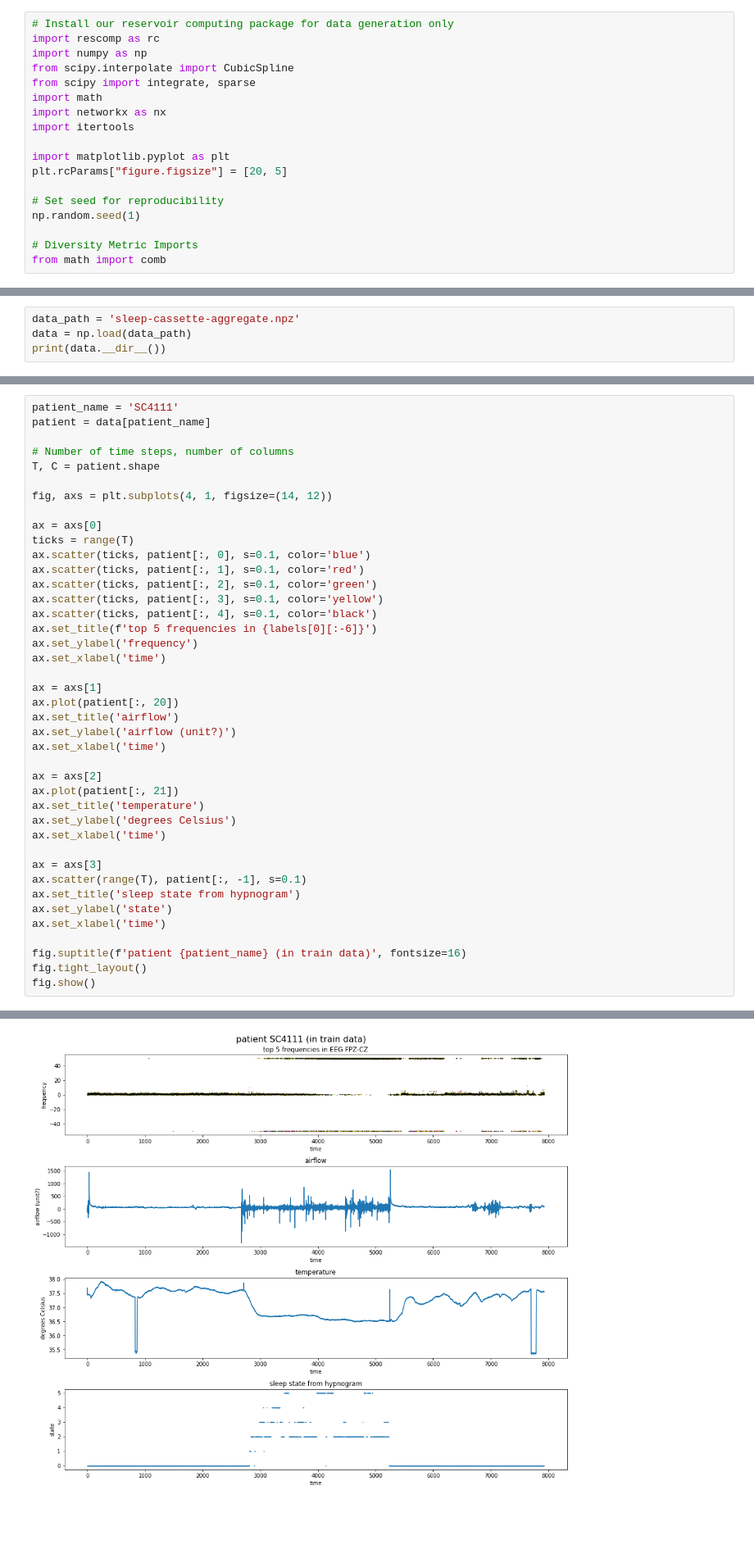
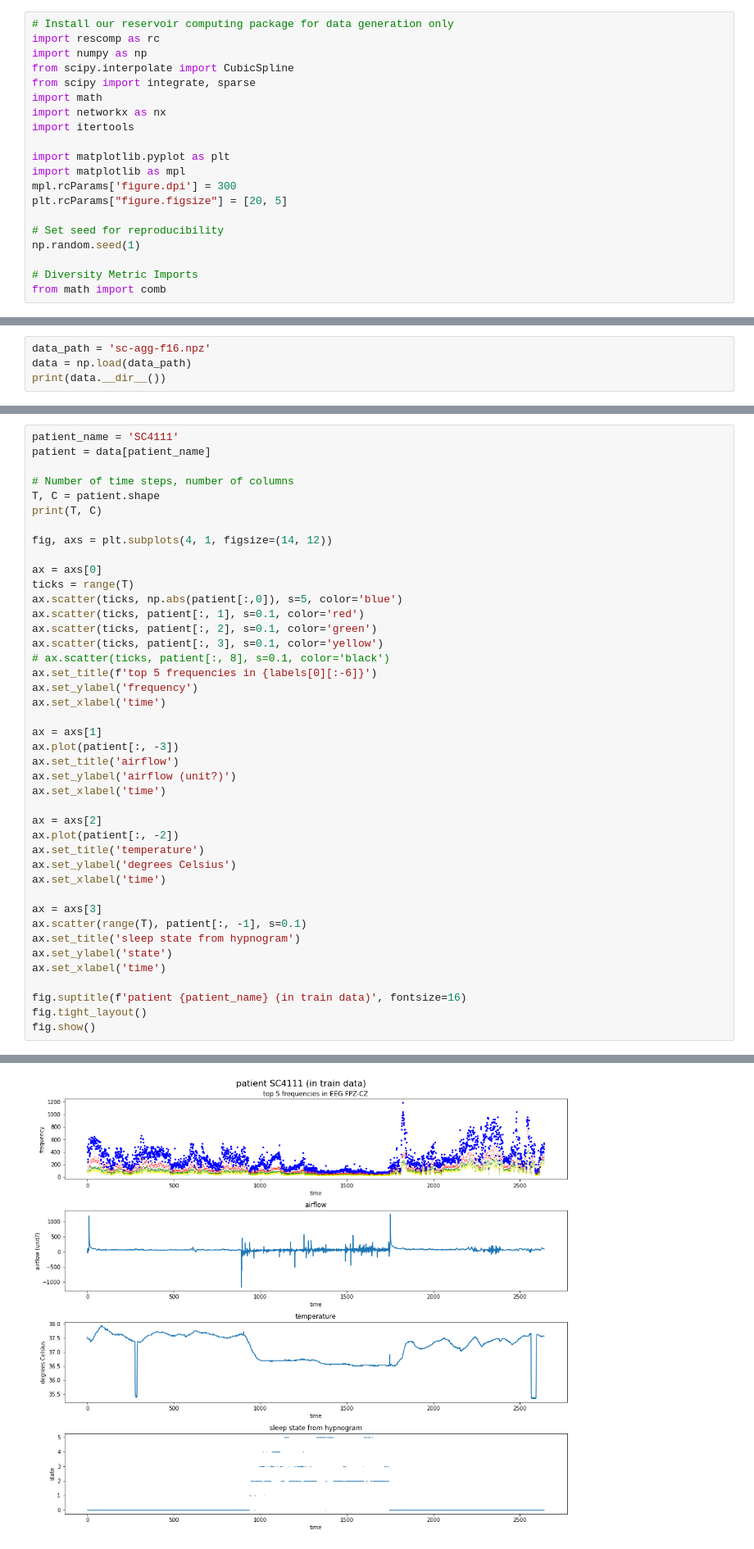
Before and after one commit to btrendler/v3_project_winter, a Jupyter notebook: reservoir_computing.ipynb, the cells around one changed output, grey strips where cells are left out. Shown at 82% size. Drawn from its saved outputs; the diff is of its cells as text; blank space fills up the shorter version.

```diff
--- a/reservoir_computing.ipynb
+++ b/reservoir_computing.ipynb
@@ -11,6 +11,8 @@ import networkx as nx
 import itertools
 
 import matplotlib.pyplot as plt
+import matplotlib as mpl
+mpl.rcParams['figure.dpi'] = 300
 plt.rcParams["figure.figsize"] = [20, 5]
 
 # Set seed for reproducibility
@@ -180,7 +182,7 @@ _ = rc.plot3d(U_pred.T, color="darkgreen")
 # %% [markdown]
 ### Explore Data
 # %%
-data_path = 'sleep-cassette-aggregate.npz'
+data_path = 'sc-agg-f16.npz'
 data = np.load(data_path)
 print(data.__dir__())
 # %% [output]
@@ -217,28 +233,29 @@ patient = data[patient_name]
 
 # Number of time steps, number of columns
 T, C = patient.shape
+print(T, C)
 
 fig, axs = plt.subplots(4, 1, figsize=(14, 12))
 
 ax = axs[0]
 ticks = range(T)
-ax.scatter(ticks, patient[:, 0], s=0.1, color='blue')
+ax.scatter(ticks, np.abs(patient[:,0]), s=5, color='blue')
 ax.scatter(ticks, patient[:, 1], s=0.1, color='red')
 ax.scatter(ticks, patient[:, 2], s=0.1, color='green')
 ax.scatter(ticks, patient[:, 3], s=0.1, color='yellow')
-ax.scatter(ticks, patient[:, 4], s=0.1, color='black')
+# ax.scatter(ticks, patient[:, 8], s=0.1, color='black')
 ax.set_title(f'top 5 frequencies in {labels[0][:-6]}')
 ax.set_ylabel('frequency')
 ax.set_xlabel('time')
 
 ax = axs[1]
-ax.plot(patient[:, 20])
+ax.plot(patient[:, -3])
 ax.set_title('airflow')
 ax.set_ylabel('airflow (unit?)')
 ax.set_xlabel('time')
 
 ax = axs[2]
-ax.plot(patient[:, 21])
+ax.plot(patient[:, -2])
 ax.set_title('temperature')
 ax.set_ylabel('degrees Celsius')
 ax.set_xlabel('time')
@@ -256,4 +274,4 @@ fig.show()
-[figure, old version]
+[figure, new version]
 # %%
 """Reservoir Computer on Patient SC4111"""
 patient_name = 'SC4111'
```
Also changed, not shown: parts of 31 cells of this notebook, 9 other files.
